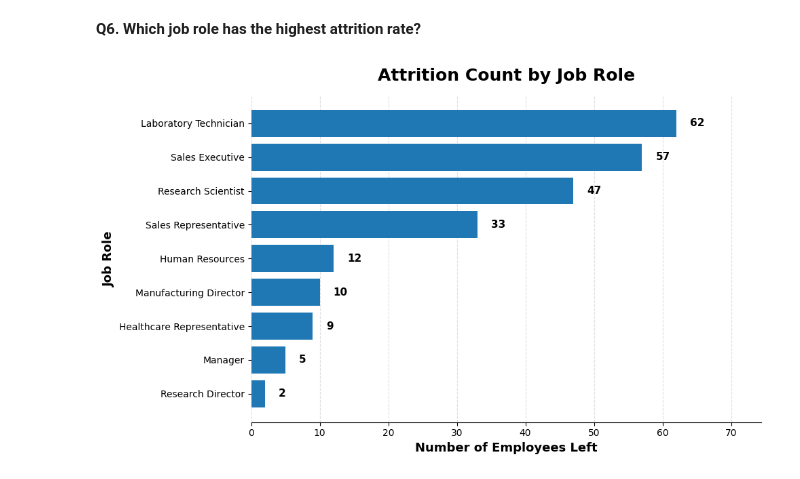
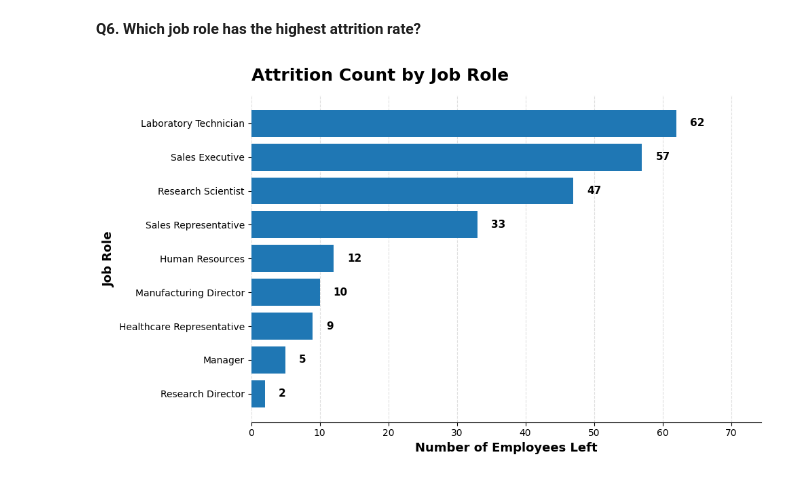
Before and after one commit to Abhaypanchal5/Data-Analytics-Portfolio, a Jupyter notebook: 04_End-To-End-Project/IBM Employee Analysis/NoteBook/IBM.ipynb, the cells around one changed output. Saved outputs shown, nothing was run; the diff lists cells and outputs as text; code cells hidden in the pictures.

```diff
--- a/04_End-To-End-Project/IBM Employee Analysis/NoteBook/IBM.ipynb
+++ b/04_End-To-End-Project/IBM Employee Analysis/NoteBook/IBM.ipynb
@@ -379,32 +380,32 @@ plt.show()
 df_yes = df_copy[df_copy['Attrition']=='Yes']
 df_plt = df_yes.groupby('JobRole')['Attrition'].count().sort_values(ascending=True)
 
 fig, ax = plt.subplots(figsize=(10,6))
 
 bars = ax.barh(df_plt.index, df_plt.values)
 
 # Add value labels at end of bars
 for bar in bars:
     width = bar.get_width()
     ax.text(width + 2,  # little spacing
             bar.get_y() + bar.get_height()/2,
             f'{int(width)}',
             va='center', fontsize=11, weight='bold')
 
 # Clean style
 ax.spines[['right','top','left']].set_visible(False)
 ax.xaxis.grid(True, linestyle='--', alpha=0.4)
 ax.set_axisbelow(True)
 
 # Labels & title
 ax.set_xlabel('Number of Employees Left', fontsize=13, weight='bold')
 ax.set_ylabel('Job Role', fontsize=13, weight='bold')
-ax.set_title('Attrition Count by Job Role', fontsize=18, weight='bold', pad=15)
+ax.set_title('Attrition Count by Job Role', fontsize=18, weight='bold', pad=15,loc='left')
 
 # Add padding so labels don’t cut
 ax.set_xlim(0, df_plt.values.max() * 1.2)
 
 plt.tight_layout()
 plt.show()
 # %% [output]
-[figure, old version]
+[figure, new version]
```
Also changed, not shown: parts of 9 cells of this notebook.
